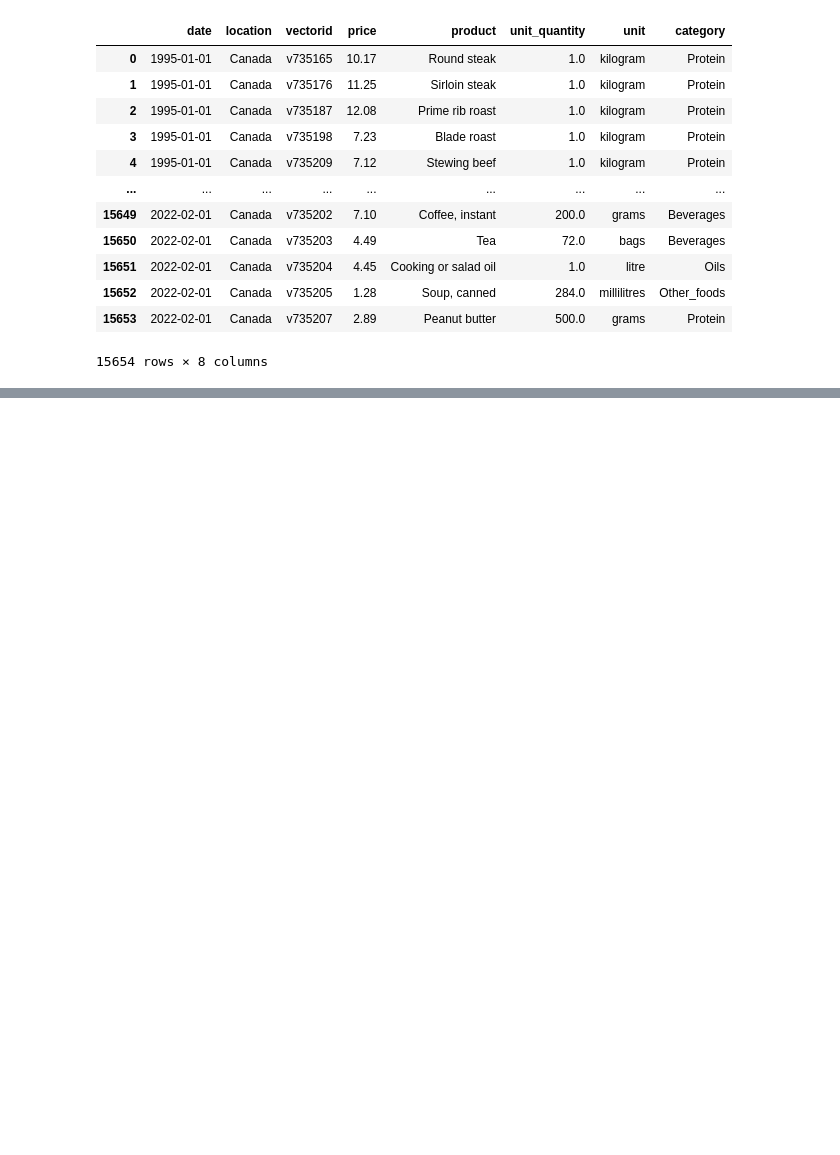
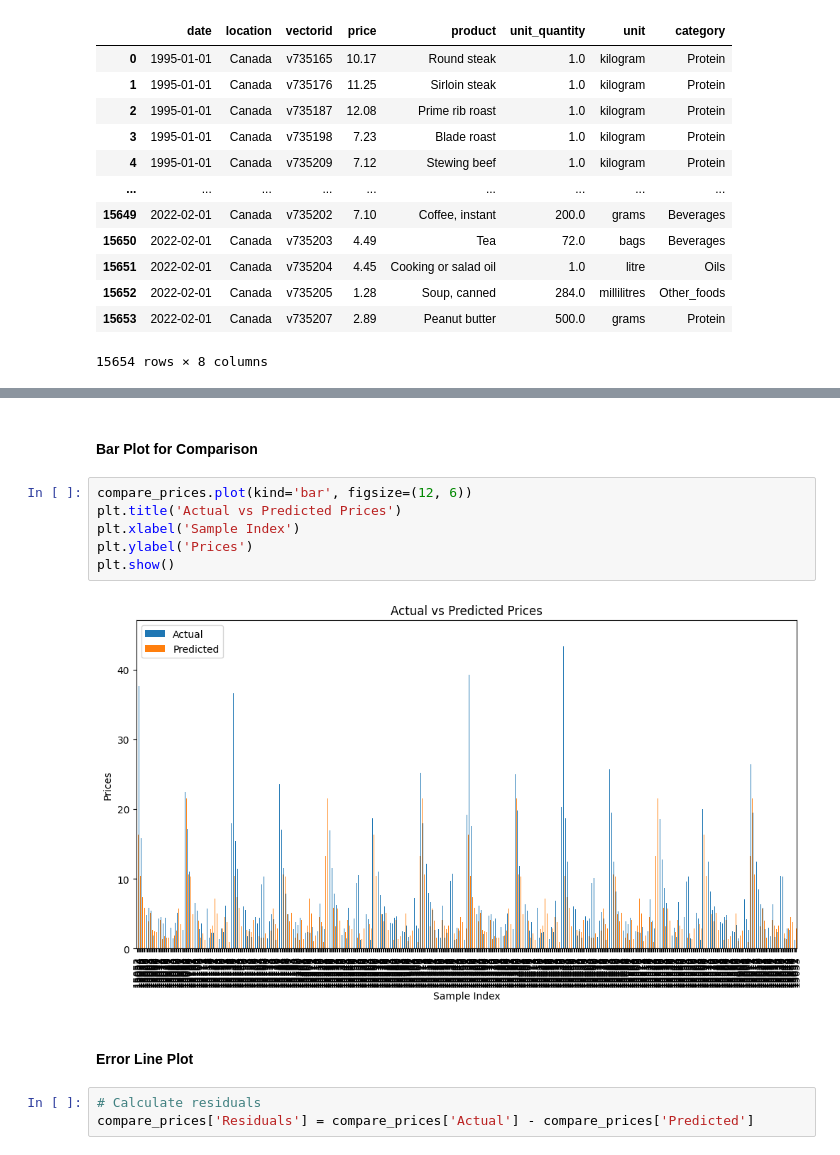
Before and after one commit to madiwiebe/ict-food-cost-planner-project, a Jupyter notebook: data_sources/clean_data/National_MRA_TetianaFesenko.ipynb, the cells around one changed output, grey strips where cells are left out. Drawn from its saved outputs; the diff is of its cells as text; blank space fills up the shorter version.

```diff
--- a/data_sources/clean_data/National_MRA_TetianaFesenko.ipynb
+++ b/data_sources/clean_data/National_MRA_TetianaFesenko.ipynb
@@ -27,0 +157,15 @@ df_national_MRA
+# %% [markdown]
+#### Bar Plot for Comparison
+# %%
+compare_prices.plot(kind='bar', figsize=(12, 6))
+plt.title('Actual vs Predicted Prices')
+plt.xlabel('Sample Index')
+plt.ylabel('Prices')
+plt.show()
+# %% [output]
+[figure, added]
+# %% [markdown]
+#### Error Line Plot
+# %%
+# Calculate residuals
+compare_prices['Residuals'] = compare_prices['Actual'] - compare_prices['Predicted']
```
Also changed, not shown: parts of 60 cells of this notebook.
